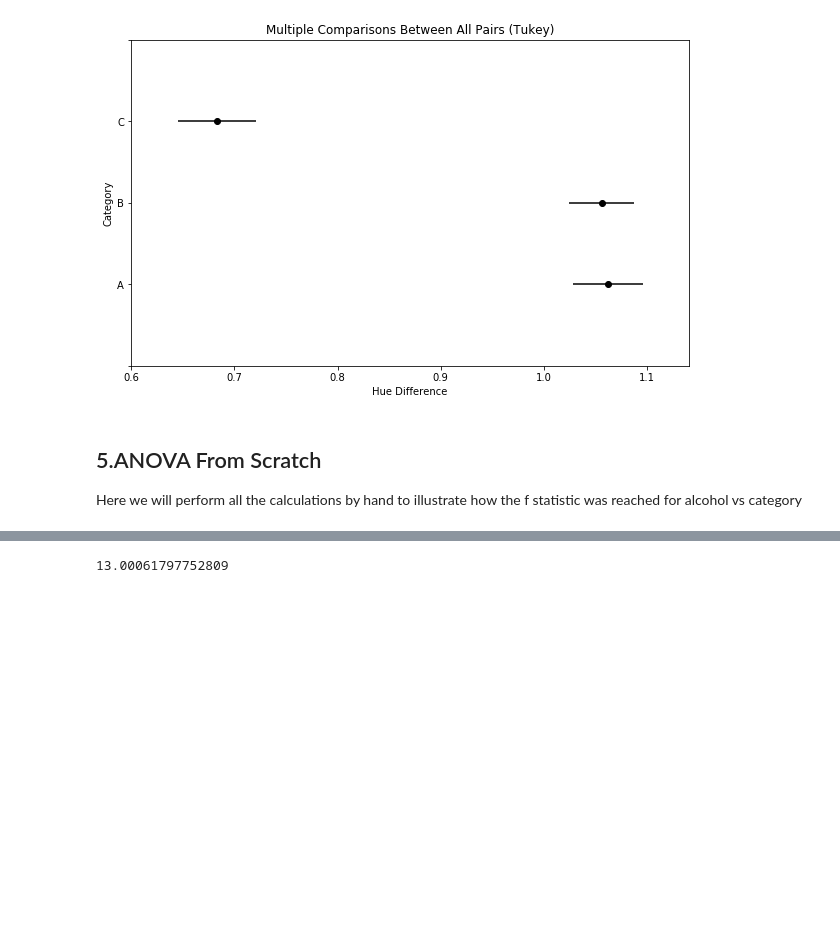
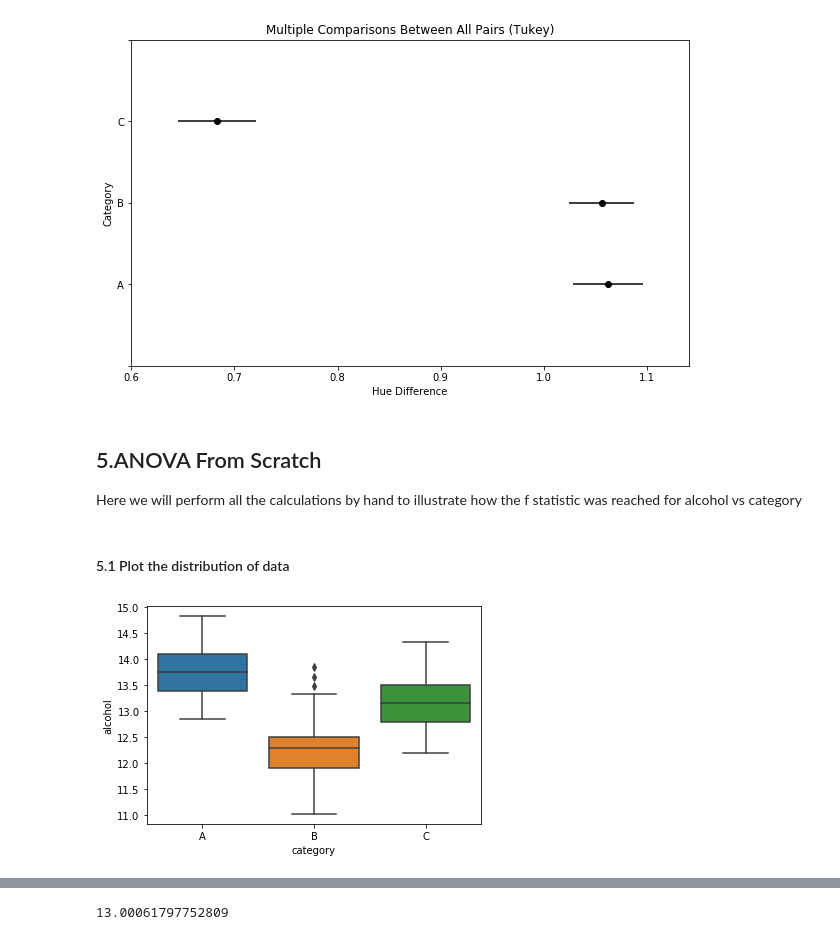
Before and after one commit to Rachel-commits/hypothesis-tests, a Jupyter notebook: Anova.ipynb, the cells around one changed output, grey strips where cells are left out. Drawn from its saved outputs; the diff is of its cells as text; code cells hidden in the pictures; blank space fills up the shorter version.

```diff
--- a/Anova.ipynb
+++ b/Anova.ipynb
@@ -219,3 +246,11 @@ Test Multiple Comparison ttest_ind FWER=0.05 method=bonf alphacSidak=0.02, alpha
 ## 5.ANOVA From Scratch
 
 Here we will perform all the calculations by hand to illustrate how the f statistic was reached for alcohol vs category
+# %% [markdown]
+#### 5.1 Plot the distribution of data
+# %%
+# Plot the data
+sns.boxplot(x= 'category', y = 'alcohol', data = wine_alcohol)
+plt.show()
+# %% [output]
+[figure, added]
```
Also changed, not shown: parts of 20 cells of this notebook.
